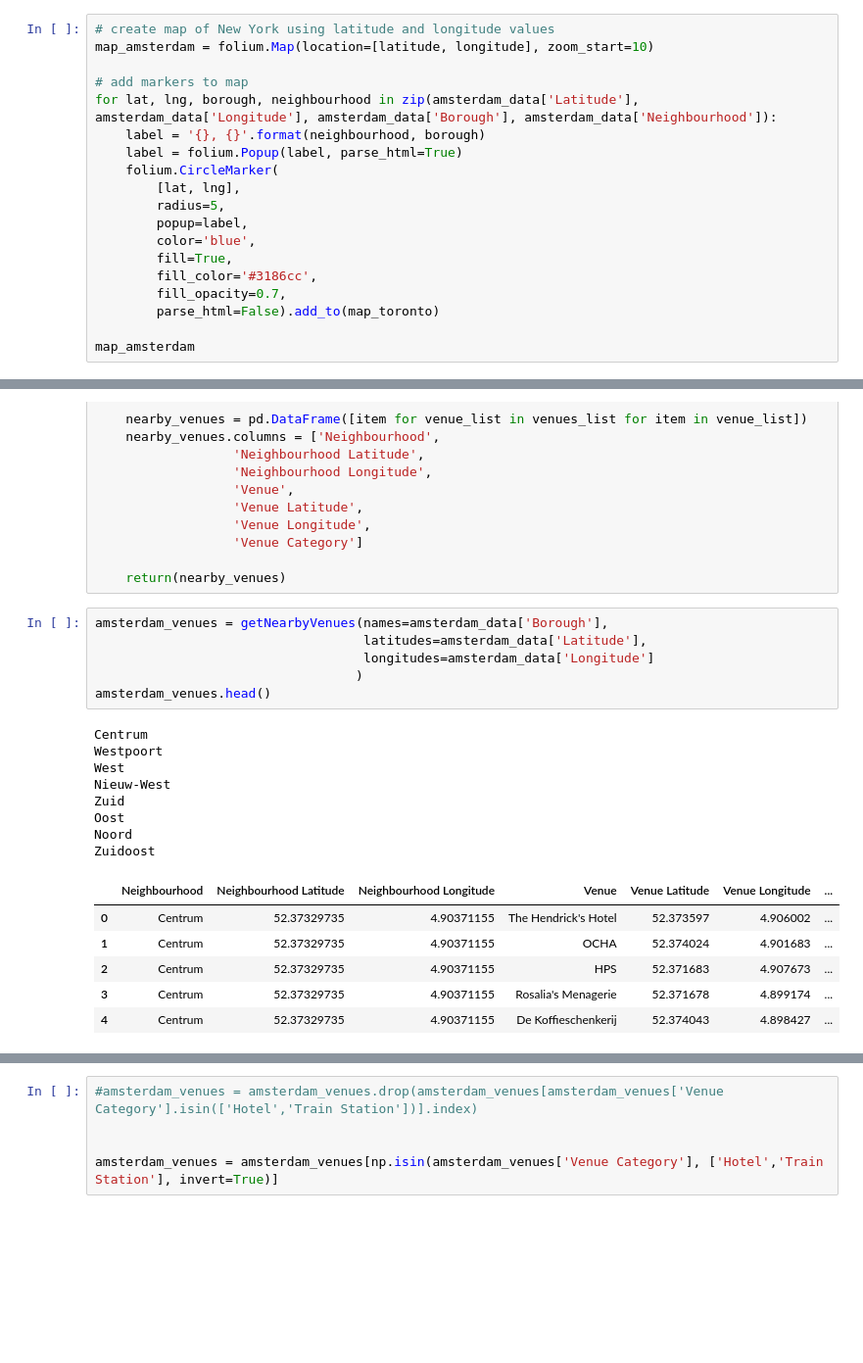
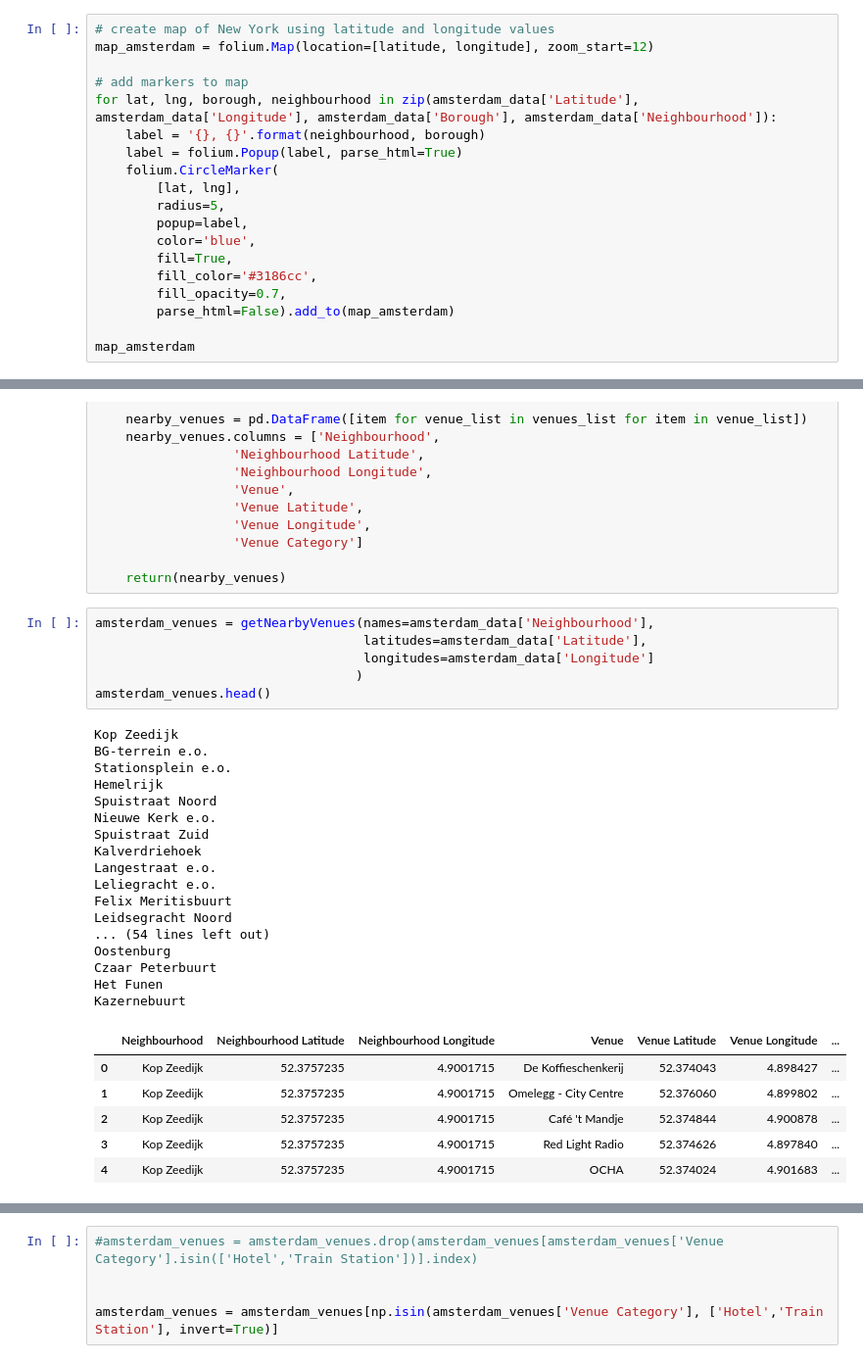
Before and after one commit to dvnooij/Coursera_Capstone, a Jupyter notebook: Capstone project - Report.ipynb, the cells around one changed output, grey strips where cells are left out. Shown: that part at 98% size. Saved outputs shown, nothing was run; the diff lists cells and outputs as text; blank space fills up the shorter version.

```diff
--- a/Capstone project - Report.ipynb
+++ b/Capstone project - Report.ipynb
@@ -103,7 +98,7 @@ print('The geograpical coordinate of Amsterdam are {}, {}.'.format(latitude, lon
 The geograpical coordinate of Amsterdam are 52.3727598, 4.8936041.
 # %%
 # create map of New York using latitude and longitude values
-map_amsterdam = folium.Map(location=[latitude, longitude], zoom_start=10)
+map_amsterdam = folium.Map(location=[latitude, longitude], zoom_start=12)
 
 # add markers to map
 for lat, lng, borough, neighbourhood in zip(amsterdam_data['Latitude'], amsterdam_data['Longitude'], amsterdam_data['Borough'], amsterdam_data['Neighbourhood']):
@@ -117,7 +112,7 @@ for lat, lng, borough, neighbourhood in zip(amsterdam_data['Latitude'], amsterda
         fill=True,
         fill_color='#3186cc',
         fill_opacity=0.7,
-        parse_html=False).add_to(map_toronto)
+        parse_html=False).add_to(map_amsterdam)
 
 map_amsterdam
 # %% [output]
@@ -177,26 +172,35 @@ def getNearbyVenues(names, latitudes, longitudes, radius=radius):
 
     return(nearby_venues)
 # %%
-amsterdam_venues = getNearbyVenues(names=amsterdam_data['Borough'],
+amsterdam_venues = getNearbyVenues(names=amsterdam_data['Neighbourhood'],
                                    latitudes=amsterdam_data['Latitude'],
                                    longitudes=amsterdam_data['Longitude']
                                   )
 amsterdam_venues.head()
 # %% [output]
-Centrum
-Westpoort
-West
-Nieuw-West
-Zuid
-Oost
-Noord
-Zuidoost
+Kop Zeedijk
+BG-terrein e.o.
+Stationsplein e.o.
+Hemelrijk
+Spuistraat Noord
+Nieuwe Kerk e.o.
+Spuistraat Zuid
+Kalverdriehoek
+Langestraat e.o.
+Leliegracht e.o.
+Felix Meritisbuurt
+Leidsegracht Noord
+... (54 lines left out)
+Oostenburg
+Czaar Peterbuurt
+Het Funen
+Kazernebuurt
 |  | Neighbourhood | Neighbourhood Latitude | Neighbourhood Longitude | Venue | Venue Latitude | Venue Longitude | ... |
-| 0 | Centrum | 52.37329735 | 4.90371155 | The Hendrick's Hotel | 52.373597 | 4.906002 | ... |
-| 1 | Centrum | 52.37329735 | 4.90371155 | OCHA | 52.374024 | 4.901683 | ... |
-| 2 | Centrum | 52.37329735 | 4.90371155 | HPS | 52.371683 | 4.907673 | ... |
-| 3 | Centrum | 52.37329735 | 4.90371155 | Rosalia's Menagerie | 52.371678 | 4.899174 | ... |
-| 4 | Centrum | 52.37329735 | 4.90371155 | De Koffieschenkerij | 52.374043 | 4.898427 | ... |
+| 0 | Kop Zeedijk | 52.3757235 | 4.9001715 | De Koffieschenkerij | 52.374043 | 4.898427 | ... |
+| 1 | Kop Zeedijk | 52.3757235 | 4.9001715 | Omelegg - City Centre | 52.376060 | 4.899802 | ... |
+| 2 | Kop Zeedijk | 52.3757235 | 4.9001715 | Café 't Mandje | 52.374844 | 4.900878 | ... |
+| 3 | Kop Zeedijk | 52.3757235 | 4.9001715 | Red Light Radio | 52.374626 | 4.897840 | ... |
+| 4 | Kop Zeedijk | 52.3757235 | 4.9001715 | OCHA | 52.374024 | 4.901683 | ... |
 # %%
 # check the list of venues per neighbourhood
 amsterdam_venues.groupby('Neighbourhood').count()
```
Also changed, not shown: parts of 10 cells of this notebook.
